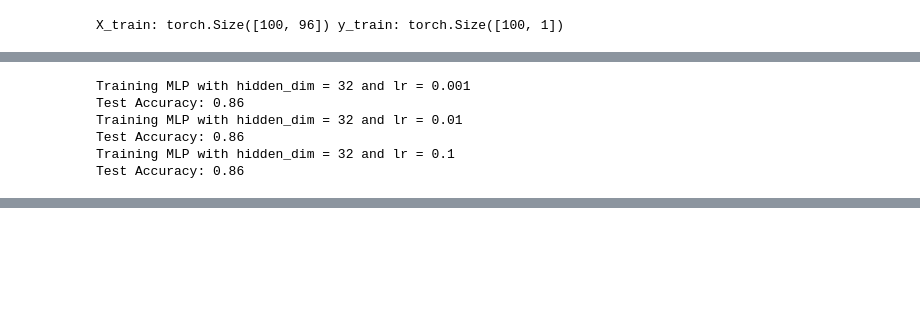
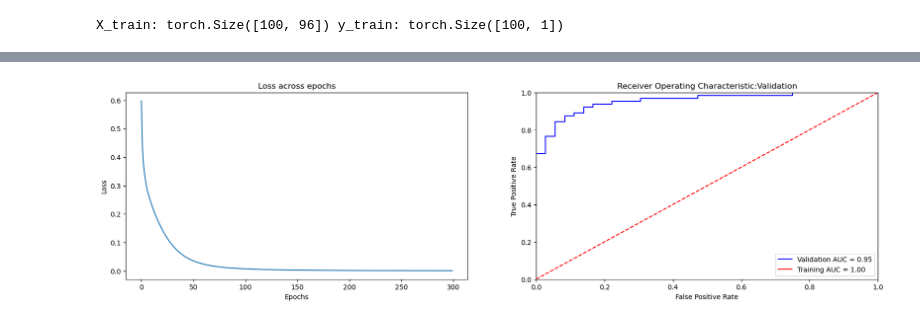
Before and after one commit to nasoskar/ProgrAndMaths, a Jupyter notebook: task2/ecg_project.ipynb, the cells around one changed output, grey strips where cells are left out. Drawn from its saved outputs; the diff is of its cells as text; code cells hidden in the pictures; blank space fills up the shorter version.

Commit message:
Define a neural network

```diff
--- a/task2/ecg_project.ipynb
+++ b/task2/ecg_project.ipynb
@@ -34,18 +40,3 @@ y_test  = torch.tensor(y_test, dtype=torch.float32).view(-1, 1)
 print("X_train:", X_train.shape, "y_train:", y_train.shape)
 # %% [output]
 X_train: torch.Size([100, 96]) y_train: torch.Size([100, 1])
-# %%
-# define a baseline model of logistic regression
-
-class LogisticECG(nn.Module):
-    def __init__(self):
-        super().__init__()
-        self.linear = nn.Linear(96, 1)
-
-    def forward(self, x):
-        logits = self.linear(x)
-        prob = torch.sigmoid(logits)
-        return prob
-
-
-model = LogisticECG()
@@ -159,6 +70,0 @@ class MLPECG(nn.Module):
-# %%
-hidden_dim = 32
-model = MLPECG(hidden_dim = hidden_dim)
-# print the model size (number of parameters)
-num_params = sum(p.numel() for p in model.parameters())
-print("Number of parameters:", num_params)
@@ -312,40 +70,0 @@ Test Accuracy: 0.89
-# %%
-hidden_dim = 32
-learning_rates = [0.001, 0.01, 0.1]
-
-results_lr = {}
-
-for lr in learning_rates:
-    print("Training MLP with hidden_dim =", hidden_dim, "and lr =", lr)
-
-    model = MLPECG(hidden_dim=hidden_dim)
-
-    loss_function = nn.BCELoss()
-    optimizer = torch.optim.Adam(model.parameters(), lr=lr)
-
-    for epoch in range(num_epochs):
-        model.train()
-        optimizer.zero_grad()
-
-        y_prob = model(X_train)
-        loss = loss_function(y_prob, y_train)
-
-        loss.backward()
-        optimizer.step()
-
-    # evaluate
-    model.eval()
-    with torch.no_grad():
-        test_prob = model(X_test)
-        test_pred = (test_prob >= 0.5).float()
-        test_acc = (test_pred == y_test).float().mean().item()
-
-    print("Test Accuracy:", round(test_acc, 3))
-    results_lr[lr] = test_acc
-# %% [output]
-Training MLP with hidden_dim = 32 and lr = 0.001
-Test Accuracy: 0.86
-Training MLP with hidden_dim = 32 and lr = 0.01
-Test Accuracy: 0.86
-Training MLP with hidden_dim = 32 and lr = 0.1
-Test Accuracy: 0.86
@@ -351,0 +150,17 @@ Test Accuracy: 0.86
+# %%
+
+num_epochs = 200
+batch_size= 16
+loss_function = nn.BCELoss()  #Binary Crosss Entropy Loss
+#Hyperparameters
+weight_decay=0.0 #set to 0; no L2 Regularizer; passed into the Optimizer
+lambda_L1=0.0    #Set to 0; no L1 reg; manually added in loss (train_network)
+#Create a model instance
+model = NeuralNetwork()
+#Define optimizer
+adam_optimizer = torch.optim.Adam(model.parameters(), lr= 0.001,weight_decay=weight_decay)
+#Train model
+adam_loss = train_network(model,adam_optimizer,loss_function,num_epochs,batch_size,X_train,y_train,lambda_L1=0.0)
+#Evaluate model
+evaluate_model(model,X_test,y_test,X_train,y_train,adam_loss)
+# %% [output]
@@ -351,0 +184 @@ Test Accuracy: 0.86
+[figure, added]
```
Also changed, not shown: parts of 14 cells of this notebook.
